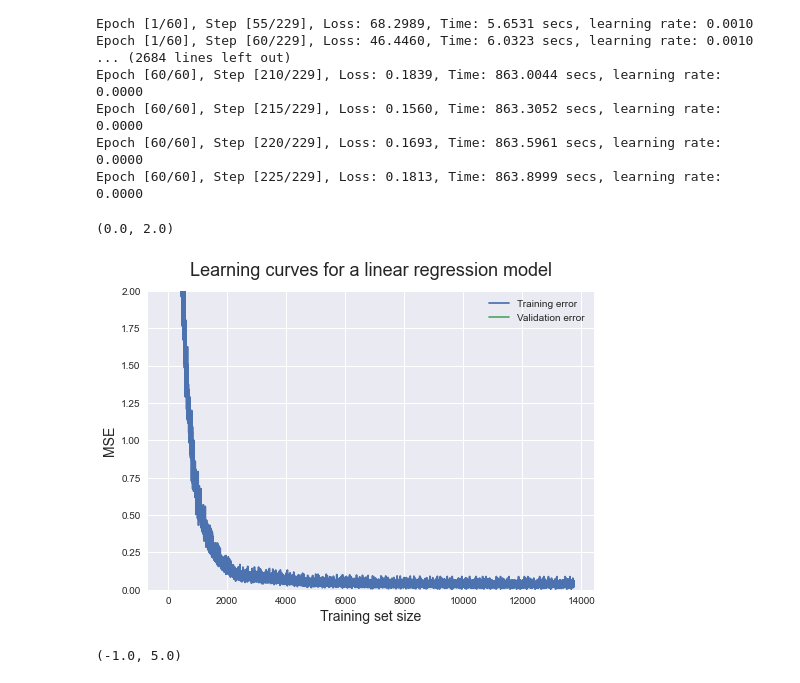
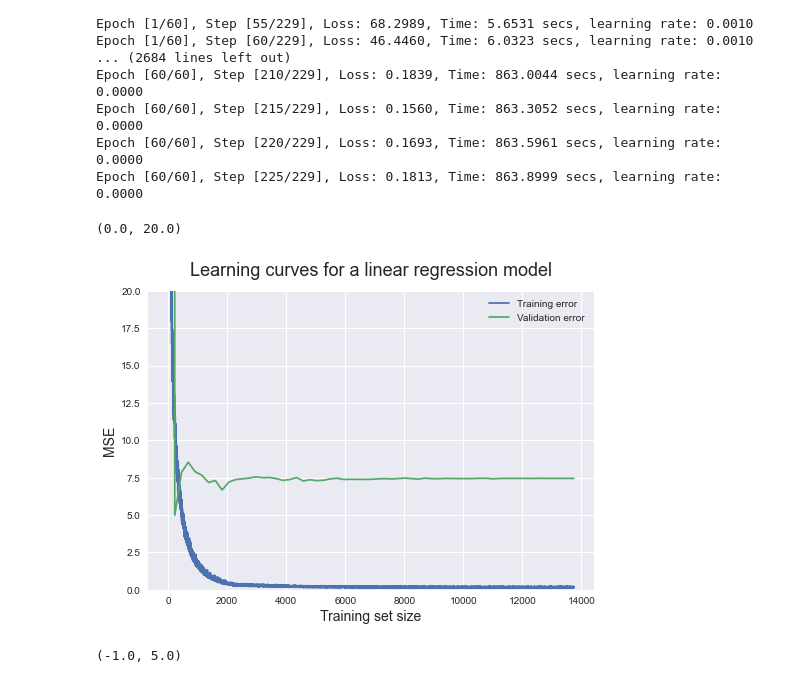
Before and after one commit to EilamNir/noisy-triangulation, a Jupyter notebook: python/src/DeepLearningTrain.ipynb, the cells around one changed output. Saved outputs shown, nothing was run; the diff lists cells and outputs as text; code cells hidden in the pictures.

```diff
--- a/python/src/DeepLearningTrain.ipynb
+++ b/python/src/DeepLearningTrain.ipynb
@@ -248,15 +248,15 @@ Epoch [60/60], Step [225/229], Loss: 0.1813, Time: 863.8999 secs, learning rate:
 # %%
 plt.style.use('seaborn')
 plt.plot(np.arange(len(loss_train)), loss_train, label = 'Training error')
 plt.plot(np.arange(0, len(loss_train)+1, int(total_step/batch_size)), loss_val, label = 'Validation error')
 plt.ylabel('MSE', fontsize = 14)
 plt.xlabel('Training set size', fontsize = 14)
 plt.title('Learning curves for a linear regression model', fontsize = 18, y = 1.03)
 plt.legend()
-plt.ylim([0,2])
+plt.ylim([0,20])
 # %% [output]
-(0.0, 2.0)
+(0.0, 20.0)
-[figure, old version]
+[figure, new version]
 # %%
 plt.style.use('seaborn')
 plt.plot(np.arange(len(result)), YVal, label = 'Validation')
```
